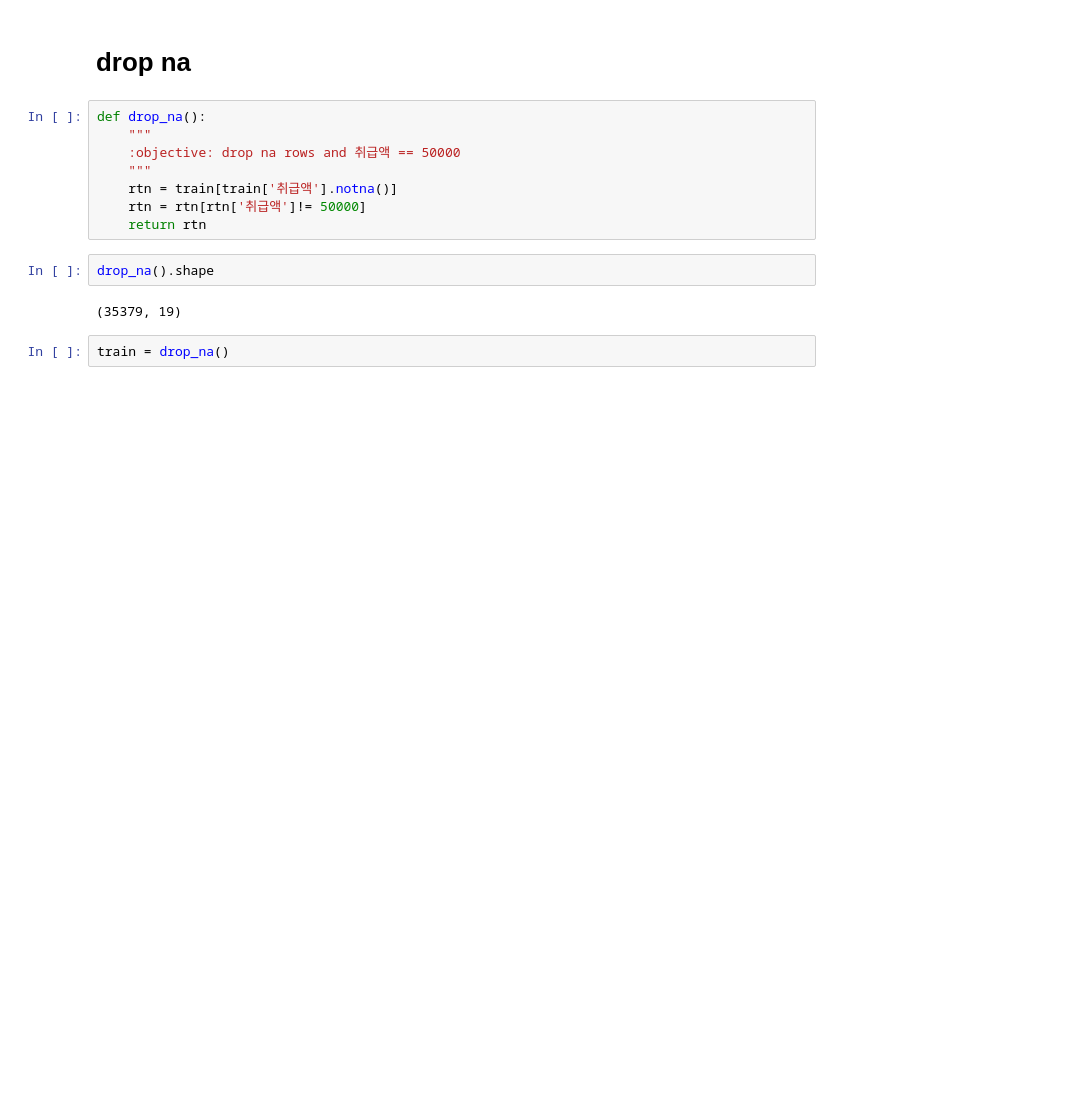
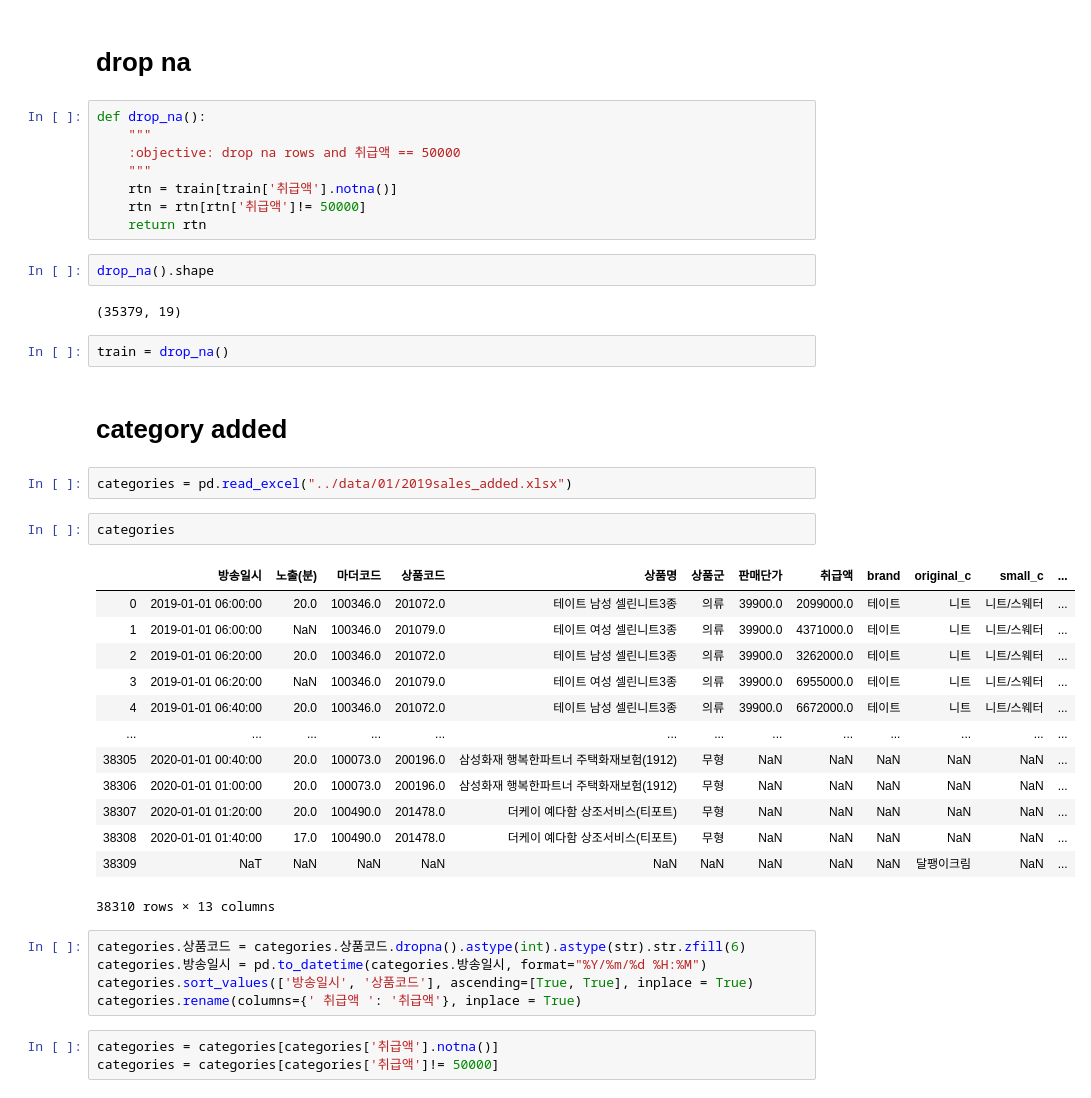
Before and after one commit to s-seo/bigcon_2020_mmmz, a Jupyter notebook: eda/features_sm.ipynb, the cells around one changed output. Drawn from its saved outputs; the diff is of its cells as text; blank space fills up the shorter version.

```diff
--- a/eda/features_sm.ipynb
+++ b/eda/features_sm.ipynb
@@ -380,3 +380,31 @@ drop_na().shape
 (35379, 19)
 # %%
 train = drop_na()
+# %% [markdown]
+# category added
+# %%
+categories = pd.read_excel("../data/01/2019sales_added.xlsx")
+# %%
+categories
+# %% [output]
+|  | 방송일시 | 노출(분) | 마더코드 | 상품코드 | 상품명 | 상품군 | 판매단가 | 취급액 | brand | original_c | small_c | ... |
+| 0 | 2019-01-01 06:00:00 | 20.0 | 100346.0 | 201072.0 | 테이트 남성 셀린니트3종 | 의류 | 39900.0 | 2099000.0 | 테이트 | 니트 | 니트/스웨터 | ... |
+| 1 | 2019-01-01 06:00:00 | NaN | 100346.0 | 201079.0 | 테이트 여성 셀린니트3종 | 의류 | 39900.0 | 4371000.0 | 테이트 | 니트 | 니트/스웨터 | ... |
+| 2 | 2019-01-01 06:20:00 | 20.0 | 100346.0 | 201072.0 | 테이트 남성 셀린니트3종 | 의류 | 39900.0 | 3262000.0 | 테이트 | 니트 | 니트/스웨터 | ... |
+| 3 | 2019-01-01 06:20:00 | NaN | 100346.0 | 201079.0 | 테이트 여성 셀린니트3종 | 의류 | 39900.0 | 6955000.0 | 테이트 | 니트 | 니트/스웨터 | ... |
+| 4 | 2019-01-01 06:40:00 | 20.0 | 100346.0 | 201072.0 | 테이트 남성 셀린니트3종 | 의류 | 39900.0 | 6672000.0 | 테이트 | 니트 | 니트/스웨터 | ... |
+| ... | ... | ... | ... | ... | ... | ... | ... | ... | ... | ... | ... | ... |
+| 38305 | 2020-01-01 00:40:00 | 20.0 | 100073.0 | 200196.0 | 삼성화재 행복한파트너 주택화재보험(1912) | 무형 | NaN | NaN | NaN | NaN | NaN | ... |
+| 38306 | 2020-01-01 01:00:00 | 20.0 | 100073.0 | 200196.0 | 삼성화재 행복한파트너 주택화재보험(1912) | 무형 | NaN | NaN | NaN | NaN | NaN | ... |
+| 38307 | 2020-01-01 01:20:00 | 20.0 | 100490.0 | 201478.0 | 더케이 예다함 상조서비스(티포트) | 무형 | NaN | NaN | NaN | NaN | NaN | ... |
+| 38308 | 2020-01-01 01:40:00 | 17.0 | 100490.0 | 201478.0 | 더케이 예다함 상조서비스(티포트) | 무형 | NaN | NaN | NaN | NaN | NaN | ... |
+| 38309 | NaT | NaN | NaN | NaN | NaN | NaN | NaN | NaN | NaN | 달팽이크림 | NaN | ... |
+38310 rows × 13 columns
+# %%
+categories.상품코드 = categories.상품코드.dropna().astype(int).astype(str).str.zfill(6)
+categories.방송일시 = pd.to_datetime(categories.방송일시, format="%Y/%m/%d %H:%M")
+categories.sort_values(['방송일시', '상품코드'], ascending=[True, True], inplace = True)
+categories.rename(columns={' 취급액 ': '취급액'}, inplace = True)
+# %%
+categories = categories[categories['취급액'].notna()]
+categories = categories[categories['취급액']!= 50000]
```
Also changed, not shown: parts of 2 cells of this notebook, 1 other file.
